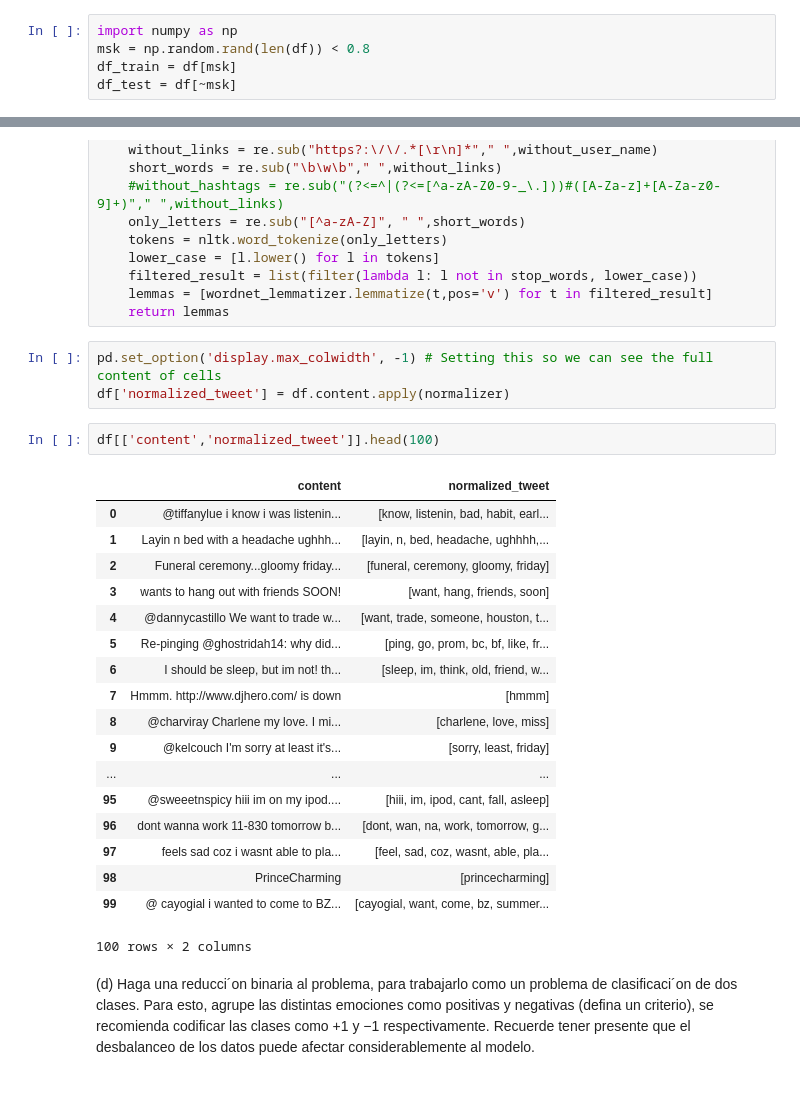
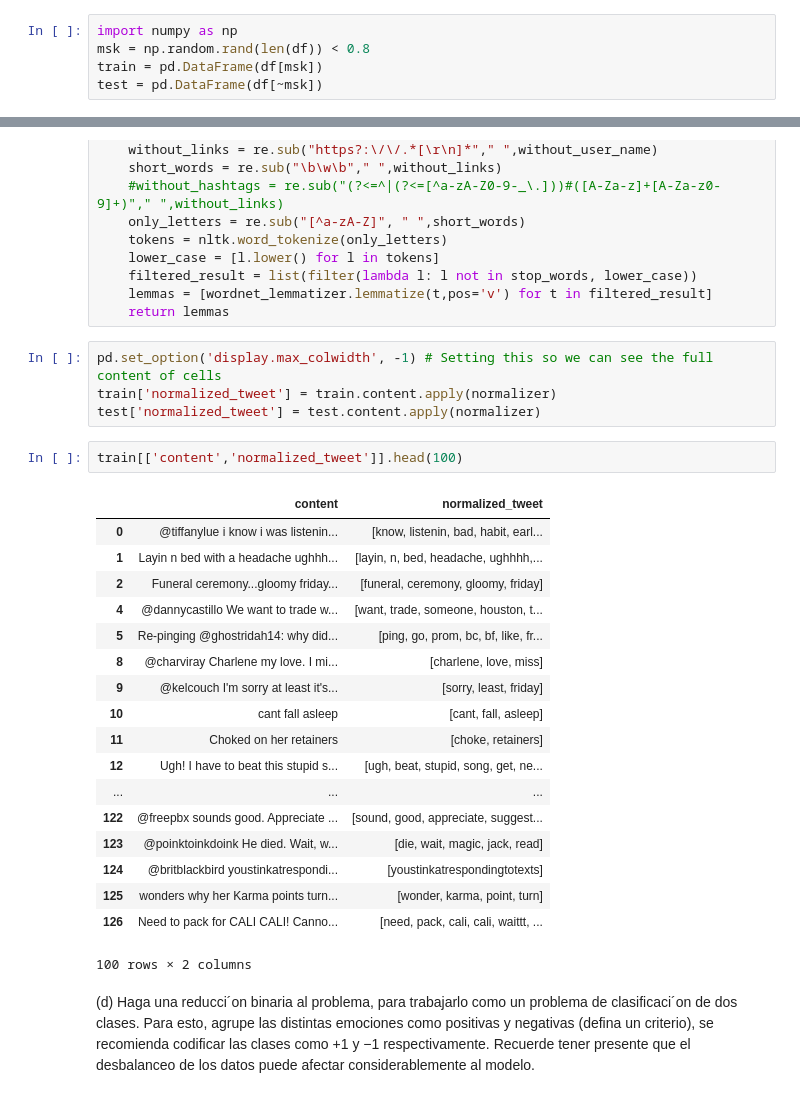
Before and after one commit to Caimapo/MachineLearning2017-02, a Jupyter notebook: Tarea 2 Máquinas de Aprendizaje.ipynb, the cells around one changed output, grey strips where cells are left out. Cells and saved outputs as stored; diff of their text form.

```diff
--- a/Tarea 2 Máquinas de Aprendizaje.ipynb
+++ b/Tarea 2 Máquinas de Aprendizaje.ipynb
@@ -259,8 +262,8 @@ plt.show()
 # %%
 import numpy as np
 msk = np.random.rand(len(df)) < 0.8
-df_train = df[msk]
-df_test = df[~msk]
+train = pd.DataFrame(df[msk])
+test = pd.DataFrame(df[~msk])
 # %% [markdown]
 (c)	Implemente y explique un pre-procesamiento para los tweets para dejarlos en un formato est´andarizado en el cual se podr´an trabajar.
 # %%
@@ -313,27 +305,28 @@ def normalizer(content):
     return lemmas
 # %%
 pd.set_option('display.max_colwidth', -1) # Setting this so we can see the full content of cells
-df['normalized_tweet'] = df.content.apply(normalizer)
+train['normalized_tweet'] = train.content.apply(normalizer)
+test['normalized_tweet'] = test.content.apply(normalizer)
 # %%
-df[['content','normalized_tweet']].head(100)
+train[['content','normalized_tweet']].head(100)
 # %% [output]
 |  | content | normalized_tweet |
 | 0 | @tiffanylue i know i was listenin... | [know, listenin, bad, habit, earl... |
 | 1 | Layin n bed with a headache ughhh... | [layin, n, bed, headache, ughhhh,... |
 | 2 | Funeral ceremony...gloomy friday... | [funeral, ceremony, gloomy, friday] |
-| 3 | wants to hang out with friends SOON! | [want, hang, friends, soon] |
 | 4 | @dannycastillo We want to trade w... | [want, trade, someone, houston, t... |
 | 5 | Re-pinging @ghostridah14: why did... | [ping, go, prom, bc, bf, like, fr... |
-| 6 | I should be sleep, but im not! th... | [sleep, im, think, old, friend, w... |
-| 7 | Hmmm. http://www.djhero.com/ is down | [hmmm] |
 | 8 | @charviray Charlene my love. I mi... | [charlene, love, miss] |
 | 9 | @kelcouch I'm sorry at least it's... | [sorry, least, friday] |
+| 10 | cant fall asleep | [cant, fall, asleep] |
+| 11 | Choked on her retainers | [choke, retainers] |
+| 12 | Ugh! I have to beat this stupid s... | [ugh, beat, stupid, song, get, ne... |
 | ... | ... | ... |
-| 95 | @sweeetnspicy hiii im on my ipod.... | [hiii, im, ipod, cant, fall, asleep] |
-| 96 | dont wanna work 11-830 tomorrow b... | [dont, wan, na, work, tomorrow, g... |
-| 97 | feels sad coz i wasnt able to pla... | [feel, sad, coz, wasnt, able, pla... |
-| 98 | PrinceCharming | [princecharming] |
-| 99 | @ cayogial i wanted to come to BZ... | [cayogial, want, come, bz, summer... |
+| 122 | @freepbx sounds good. Appreciate ... | [sound, good, appreciate, suggest... |
+| 123 | @poinktoinkdoink He died. Wait, w... | [die, wait, magic, jack, read] |
+| 124 | @britblackbird youstinkatrespondi... | [youstinkatrespondingtotexts] |
+| 125 | wonders why her Karma points turn... | [wonder, karma, point, turn] |
+| 126 | Need to pack for CALI CALI! Canno... | [need, pack, cali, cali, waittt, ... |
 100 rows × 2 columns
 # %% [markdown]
 (d)	Haga una reducci´on binaria al problema, para trabajarlo como un problema de clasificaci´on de dos clases. Para esto, agrupe las distintas emociones como positivas y negativas (defina un criterio), se recomienda codificar las clases como +1 y −1 respectivamente. Recuerde tener presente que el desbalanceo de los datos puede afectar considerablemente al modelo.
```
Also changed, not shown: parts of 30 cells of this notebook.
